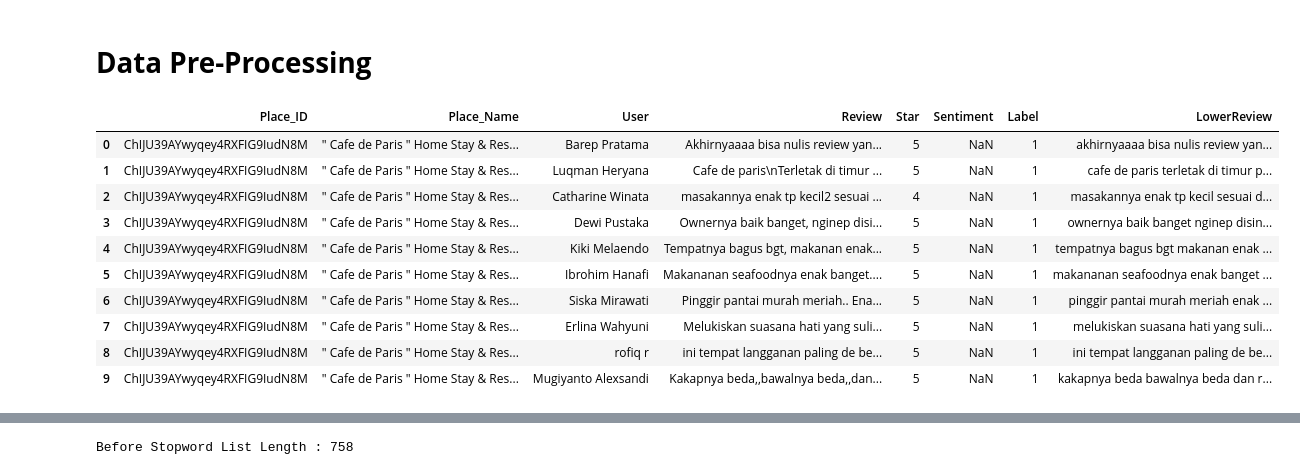
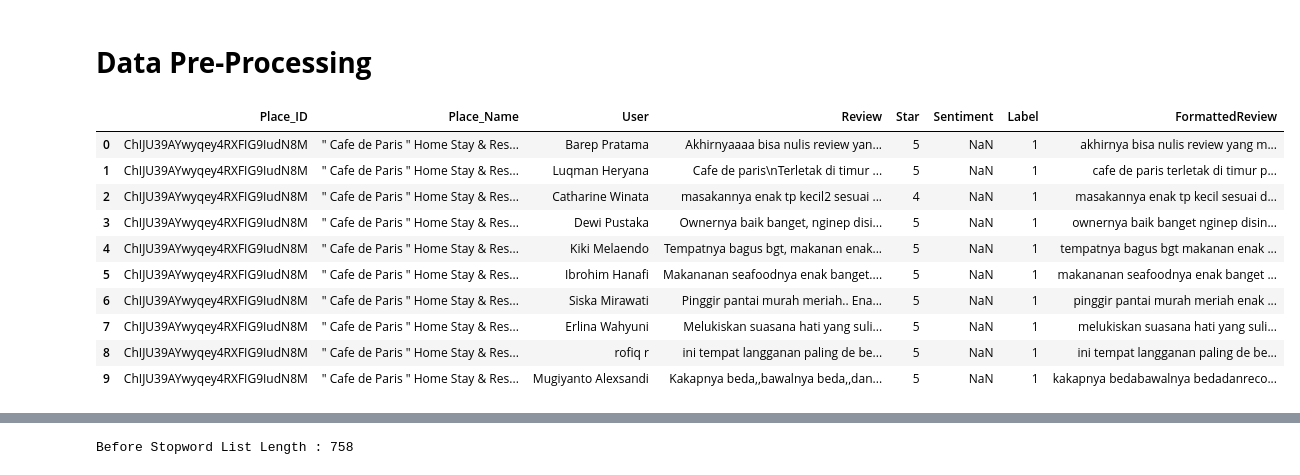
Before and after one commit to argadewanata/ML-Bangkit-Capstone-Project, a Jupyter notebook: DataProcessing/SentimentAnalysis.ipynb, the cells around one changed output, grey strips where cells are left out. Cells and saved outputs as stored; diff of their text form; code cells hidden in the pictures.

```diff
--- a/DataProcessing/SentimentAnalysis.ipynb
+++ b/DataProcessing/SentimentAnalysis.ipynb
@@ -38,17 +83,26 @@ df.head()
 # %%
-# Lower the alphabets
-def lower_text(text):
-    # Replaces all non-alphabetic characters in the text string with a space, and then converts the resulting string to lowercase.
-    return re.sub('[^a-zA-Z]', ' ', text).lower()
+# Define the text preprocessing pipeline
+preprocessing_pipeline = [
+    remove_emoticons,
+    lower_text,
+    remove_number,
+    remove_punctuation,
+    remove_single_char,
+    remove_multiple_whitespace,
+    remove_specialcharacters,
+    remove_trailing_alphabets
+]
 
 df['Label'] = df['Star'].map({1:0, 2:0, 3:0, 4:1, 5:1})
-df['LowerReview'] = df['Review'].apply(lambda x: lower_text(x))
+
+# Apply the preprocessing pipeline to the 'Review' column
+df['FormattedReview'] = df['Review'].apply(lambda x: reduce(lambda res, func: func(res), preprocessing_pipeline, x))
 
 # See the result
 df.head(10)
 # %% [output]
-|  | Place_ID | Place_Name | User | Review | Star | Sentiment | Label | LowerReview |
-| 0 | ChIJU39AYwyqey4RXFIG9IudN8M | " Cafe de Paris " Home Stay & Res... | Barep Pratama | Akhirnyaaaa bisa nulis review yan... | 5 | NaN | 1 | akhirnyaaaa bisa nulis review yan... |
+|  | Place_ID | Place_Name | User | Review | Star | Sentiment | Label | FormattedReview |
+| 0 | ChIJU39AYwyqey4RXFIG9IudN8M | " Cafe de Paris " Home Stay & Res... | Barep Pratama | Akhirnyaaaa bisa nulis review yan... | 5 | NaN | 1 | akhirnya bisa nulis review yang m... |
 | 1 | ChIJU39AYwyqey4RXFIG9IudN8M | " Cafe de Paris " Home Stay & Res... | Luqman Heryana | Cafe de paris\nTerletak di timur ... | 5 | NaN | 1 | cafe de paris terletak di timur p... |
 | 2 | ChIJU39AYwyqey4RXFIG9IudN8M | " Cafe de Paris " Home Stay & Res... | Catharine Winata | masakannya enak tp kecil2 sesuai ... | 4 | NaN | 1 | masakannya enak tp kecil sesuai d... |
 | 3 | ChIJU39AYwyqey4RXFIG9IudN8M | " Cafe de Paris " Home Stay & Res... | Dewi Pustaka | Ownernya baik banget, nginep disi... | 5 | NaN | 1 | ownernya baik banget nginep disin... |
@@ -57,4 +111,4 @@ df.head(10)
 | 6 | ChIJU39AYwyqey4RXFIG9IudN8M | " Cafe de Paris " Home Stay & Res... | Siska Mirawati | Pinggir pantai murah meriah.. Ena... | 5 | NaN | 1 | pinggir pantai murah meriah enak ... |
 | 7 | ChIJU39AYwyqey4RXFIG9IudN8M | " Cafe de Paris " Home Stay & Res... | Erlina Wahyuni | Melukiskan suasana hati yang suli... | 5 | NaN | 1 | melukiskan suasana hati yang suli... |
 | 8 | ChIJU39AYwyqey4RXFIG9IudN8M | " Cafe de Paris " Home Stay & Res... | rofiq r | ini tempat langganan paling de be... | 5 | NaN | 1 | ini tempat langganan paling de be... |
-| 9 | ChIJU39AYwyqey4RXFIG9IudN8M | " Cafe de Paris " Home Stay & Res... | Mugiyanto Alexsandi | Kakapnya beda,,bawalnya beda,,dan... | 5 | NaN | 1 | kakapnya beda bawalnya beda dan r... |
+| 9 | ChIJU39AYwyqey4RXFIG9IudN8M | " Cafe de Paris " Home Stay & Res... | Mugiyanto Alexsandi | Kakapnya beda,,bawalnya beda,,dan... | 5 | NaN | 1 | kakapnya bedabawalnya bedadanreco... |
```
Also changed, not shown: parts of 32 cells of this notebook, 1 other file.
